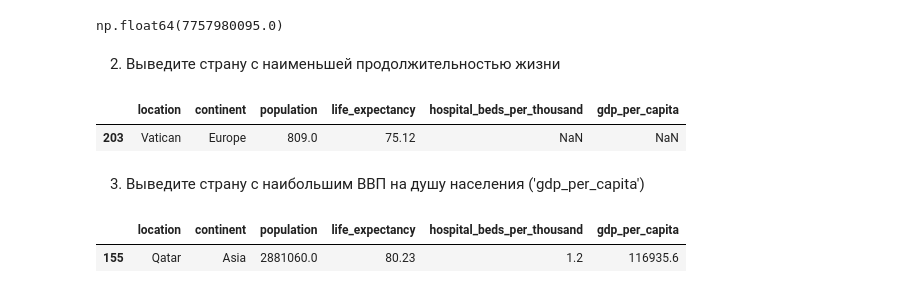
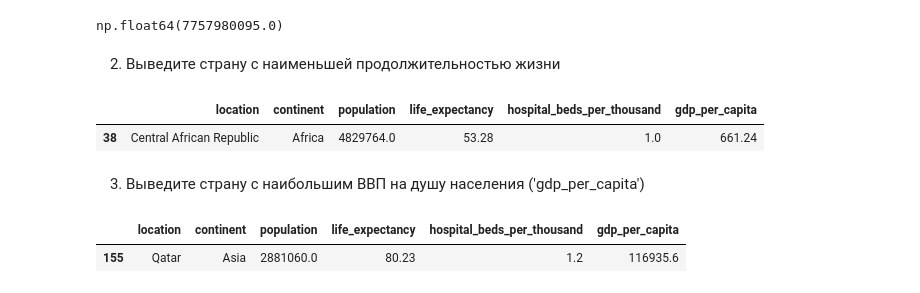
Before and after one commit to alexey4mai22/ml_labs, a Jupyter notebook: lab_1/Lab1_3.ipynb, the cells around one changed output. Cells and saved outputs as stored; diff of their text form; code cells hidden in the pictures.

```diff
--- a/lab_1/Lab1_3.ipynb
+++ b/lab_1/Lab1_3.ipynb
@@ -196,10 +196,10 @@ np.float64(7757980095.0)
 # %% [markdown]
 2. Выведите страну с наименьшей продолжительностью жизни
 # %%
-data[data['population'] == min(data['population'])]
+data[data['life_expectancy'] == min(data['life_expectancy'])]
 # %% [output]
 |  | location | continent | population | life_expectancy | hospital_beds_per_thousand | gdp_per_capita |
-| 203 | Vatican | Europe | 809.0 | 75.12 | NaN | NaN |
+| 38 | Central African Republic | Africa | 4829764.0 | 53.28 | 1.0 | 661.24 |
 # %% [markdown]
 3. Выведите страну с наибольшим ВВП на душу населения ('gdp_per_capita')
 # %%
```
